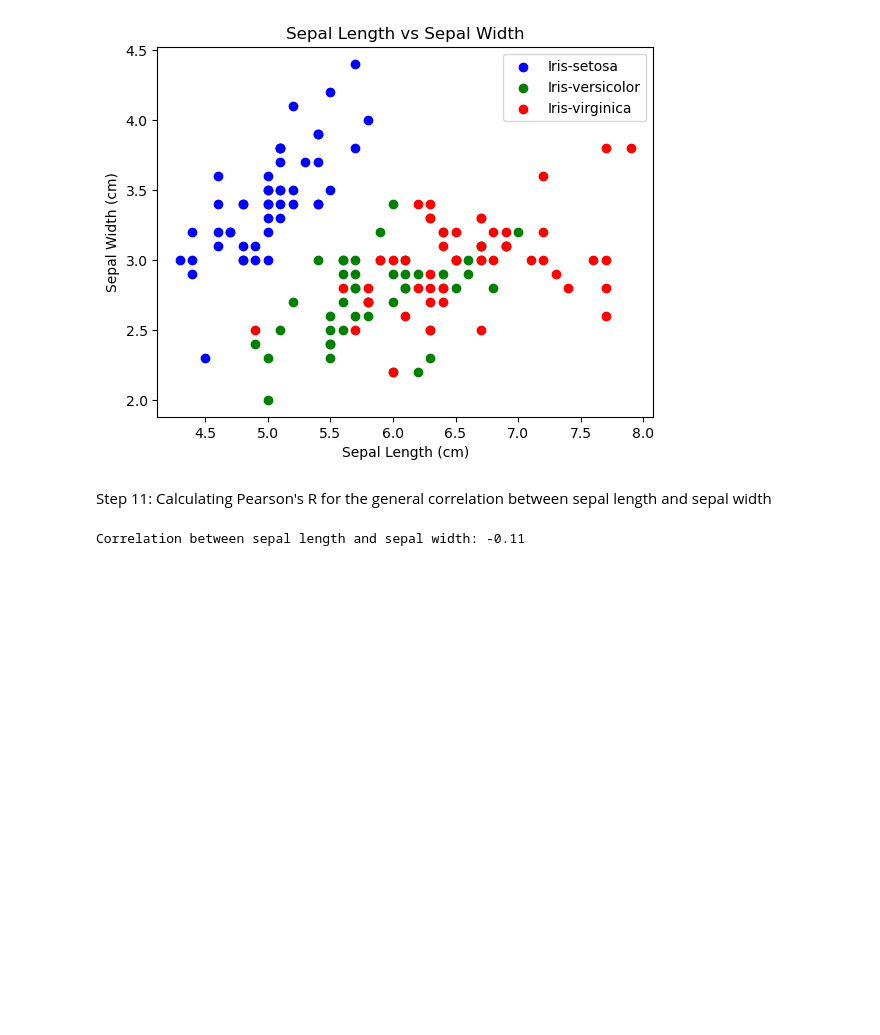
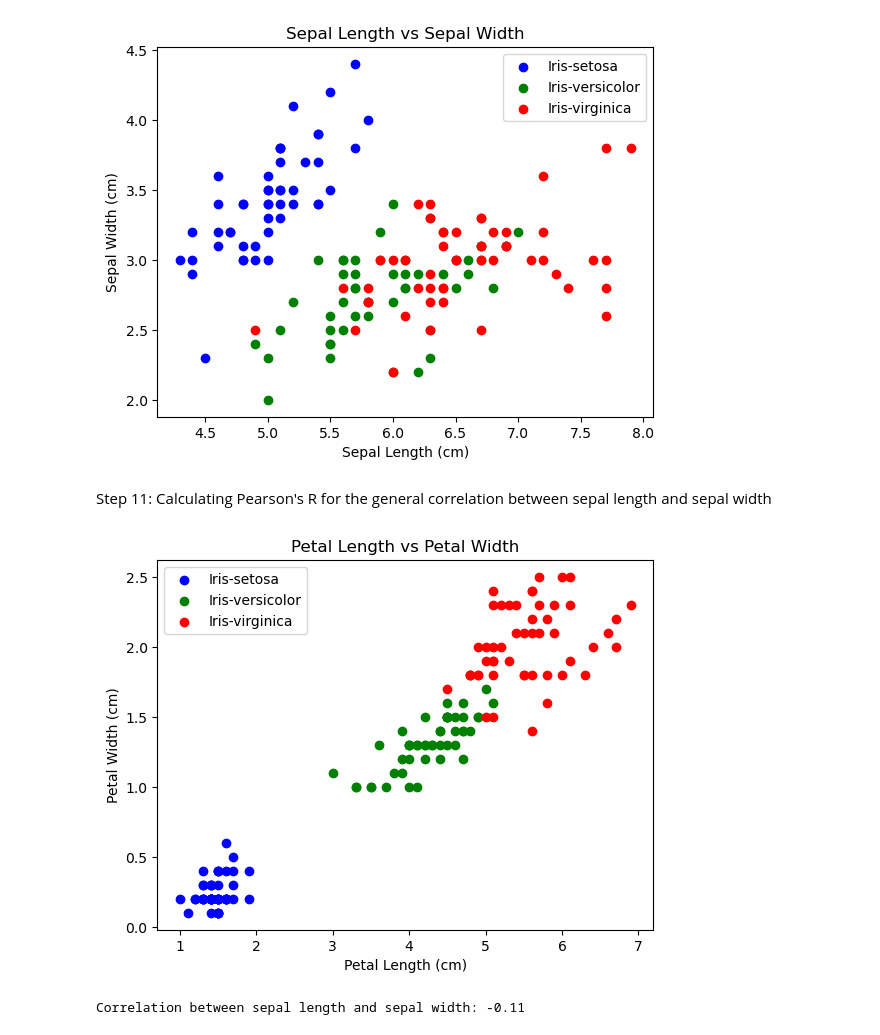
Before and after one commit to MashfikaJahan/iris_dataset_group3, a Jupyter notebook: iris_notebook.ipynb, the cells around one changed output. Drawn from its saved outputs; the diff is of its cells as text; code cells hidden in the pictures; blank space fills up the shorter version.

Commit message:
Added scatterplot
Petal_Length_VS_Width_Scatterplot

```diff
--- a/iris_notebook.ipynb
+++ b/iris_notebook.ipynb
@@ -414,6 +414,22 @@ plt.show()
 [figure]
 # %% [markdown]
 Step 11: Calculating Pearson's R for the general correlation between sepal length and sepal width
+# %%
+# Scatter plot: petal length vs petal width
+colors = {'Iris-setosa': 'blue', 'Iris-versicolor': 'green', 'Iris-virginica' : 'red'}
+
+for Species, color in colors.items():
+    subset = df[df['Species'] == Species]
+    plt.scatter(subset['Petal_Length'], subset['Petal_Width'], label=Species, color=color)
+
+plt.title("Petal Length vs Petal Width")
+plt.xlabel("Petal Length (cm)")
+plt.ylabel("Petal Width (cm)")
+plt.legend()
+plt.savefig("Petal_Length_VS_Width_Scatterplot.png", dpi=300, bbox_inches='tight')
+plt.show()
+# %% [output]
+[figure, added]
 # %%
 #Pearson's correaltion coefficient between Sepal length and Sepal width for all fowers.
 correlation = df['Sepal_Length'].corr(df['Sepal_Width'])
```
Also changed, not shown: 1 other file.
